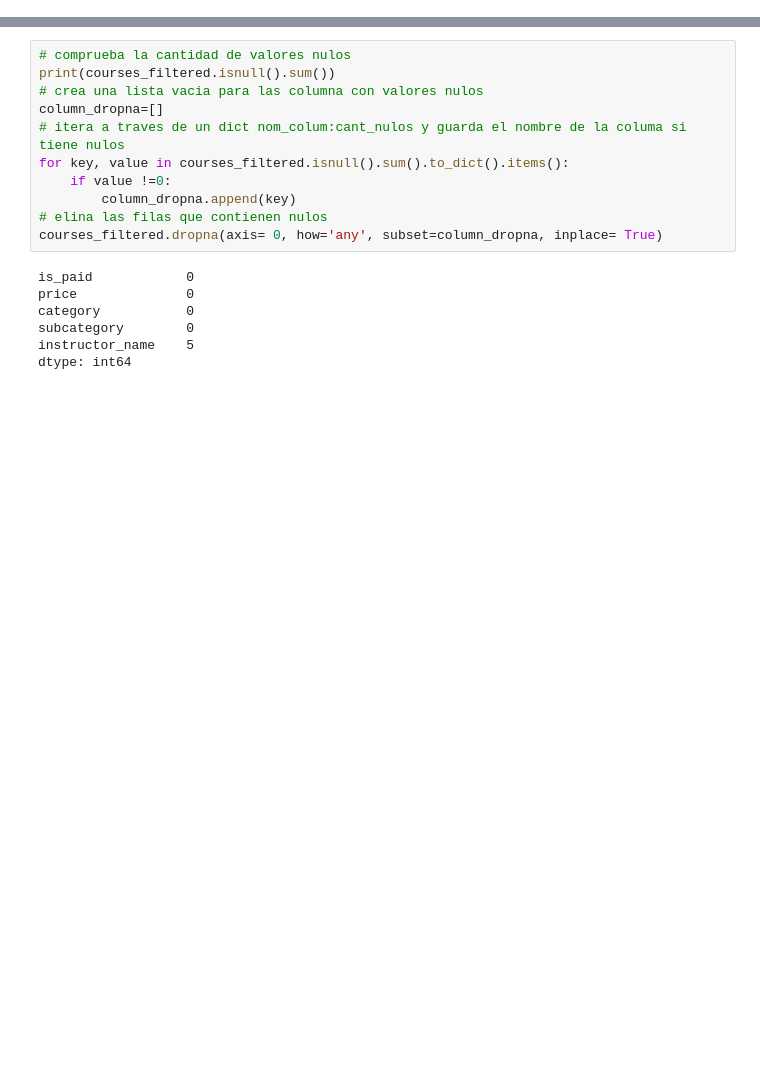
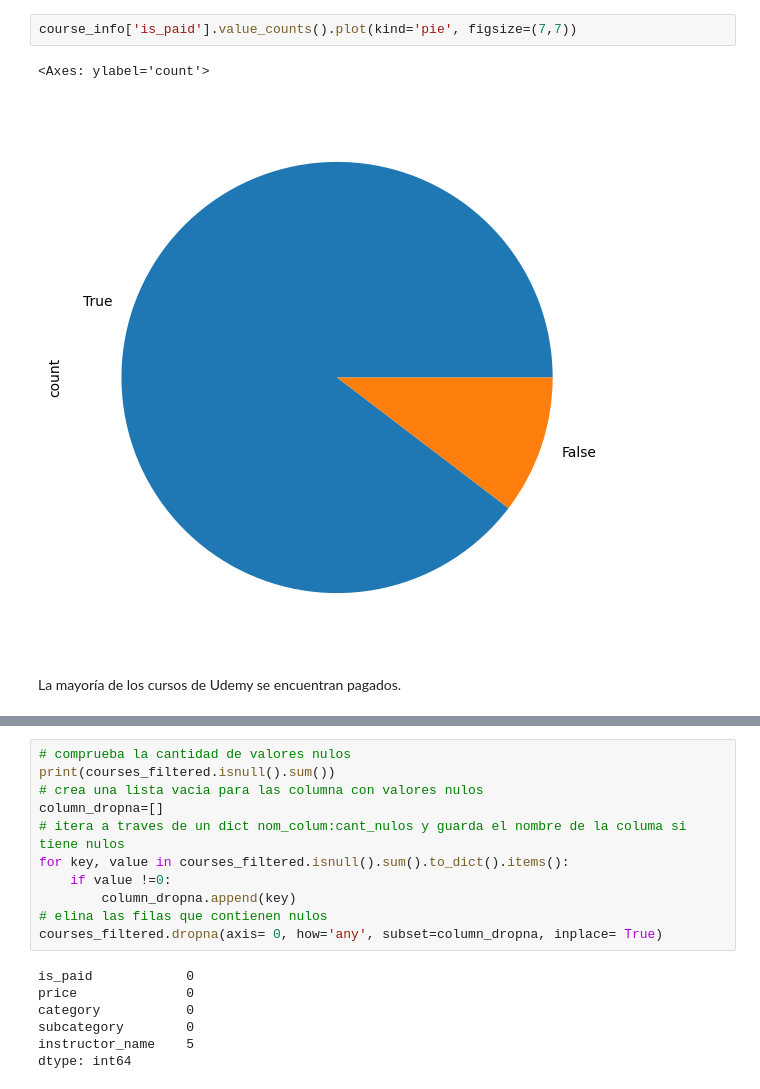
Before and after one commit to SergioQui/PBD_3, a Jupyter notebook: recommendation_system_udemy.ipynb, the cells around one changed output, grey strips where cells are left out. Cells and saved outputs as stored; diff of their text form; blank space fills up the shorter version.

```diff
--- a/recommendation_system_udemy.ipynb
+++ b/recommendation_system_udemy.ipynb
@@ -11,0 +164,7 @@ courses = pd.read_csv('C:/Users/G/Documents/GitHub/recommendation_system/Course_
+# %%
+course_info['is_paid'].value_counts().plot(kind='pie', figsize=(7,7))
+# %% [output]
+<Axes: ylabel='count'>
+[figure, added]
+# %% [markdown]
+La mayoría de los cursos de Udemy se encuentran pagados.
```
Also changed, not shown: parts of 62 cells of this notebook.
